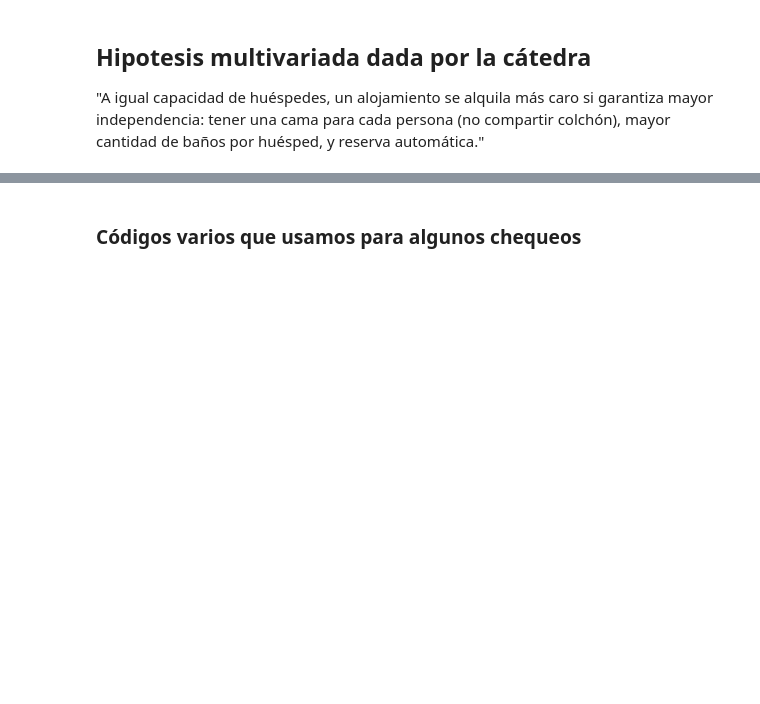
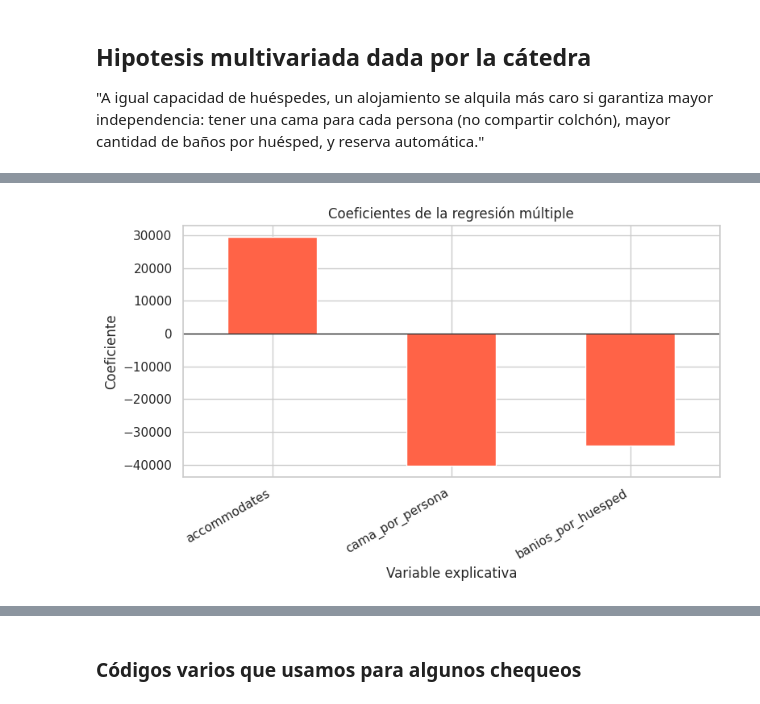
Before and after one commit to ClariflaroCode/TP_fundamentos_grupo30_airbnb, a Jupyter notebook: Entrega.ipynb, the cells around one changed output, grey strips where cells are left out. Cells and saved outputs as stored; diff of their text form; code cells hidden in the pictures; blank space fills up the shorter version.

```diff
--- a/Entrega.ipynb
+++ b/Entrega.ipynb
@@ -391,0 +402,18 @@ automática."
+# %%
+# Usá el nombre del modelo que quieras visualizar.
+coeficientes = modelo.params.drop("Intercept")
+
+fig, ax = plt.subplots(figsize=(8, 5))
+
+coeficientes.plot.bar(ax=ax, color="tomato")
+
+ax.axhline(0, color="black", linewidth=0.8)
+ax.set_title("Coeficientes de la regresión múltiple")
+ax.set_xlabel("Variable explicativa")
+ax.set_ylabel("Coeficiente")
+plt.xticks(rotation=30, ha="right")
+
+plt.tight_layout()
+plt.show()
+# %% [output]
+[figure, added]
```
Also changed, not shown: parts of 37 cells of this notebook.
